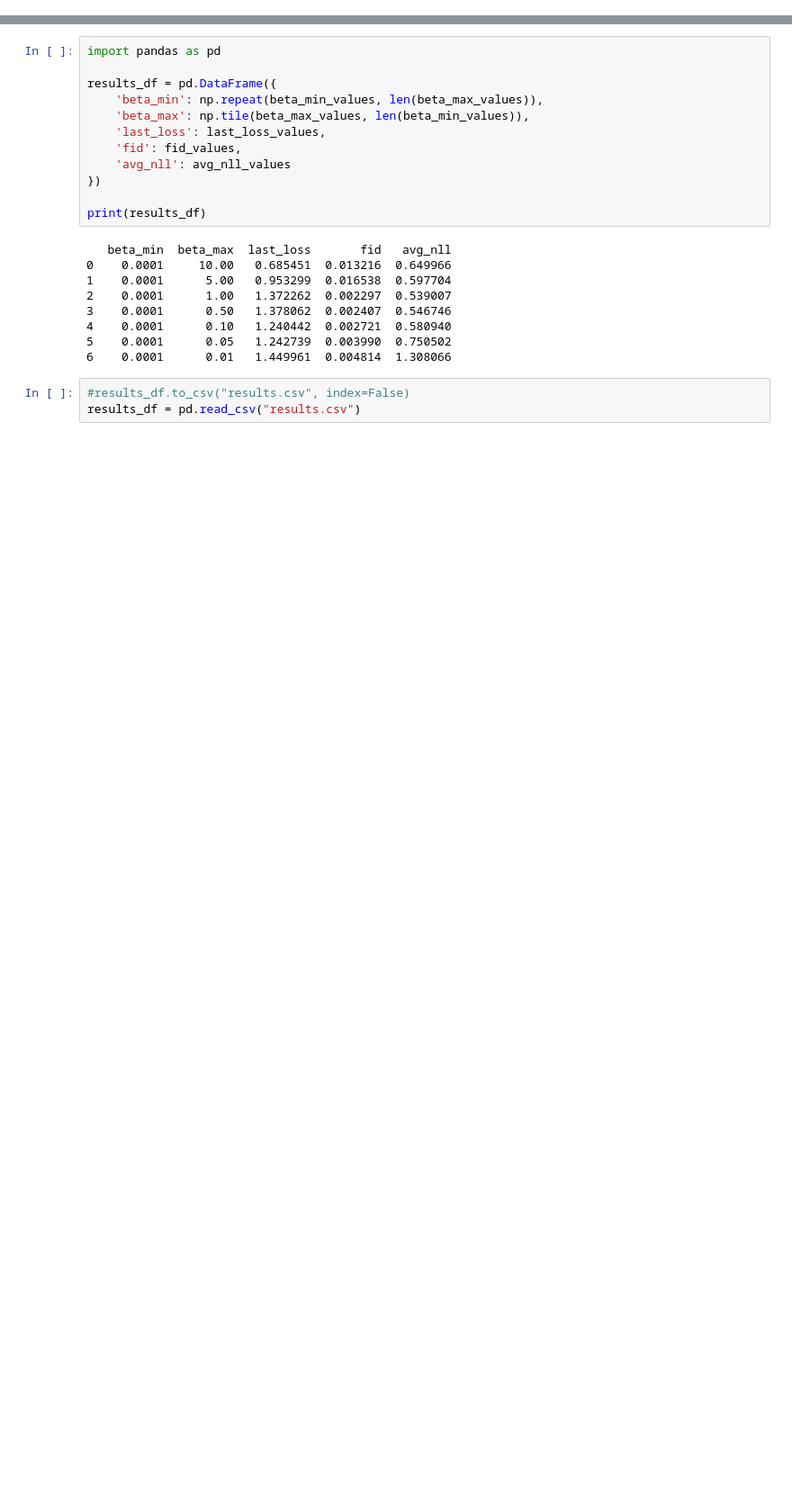
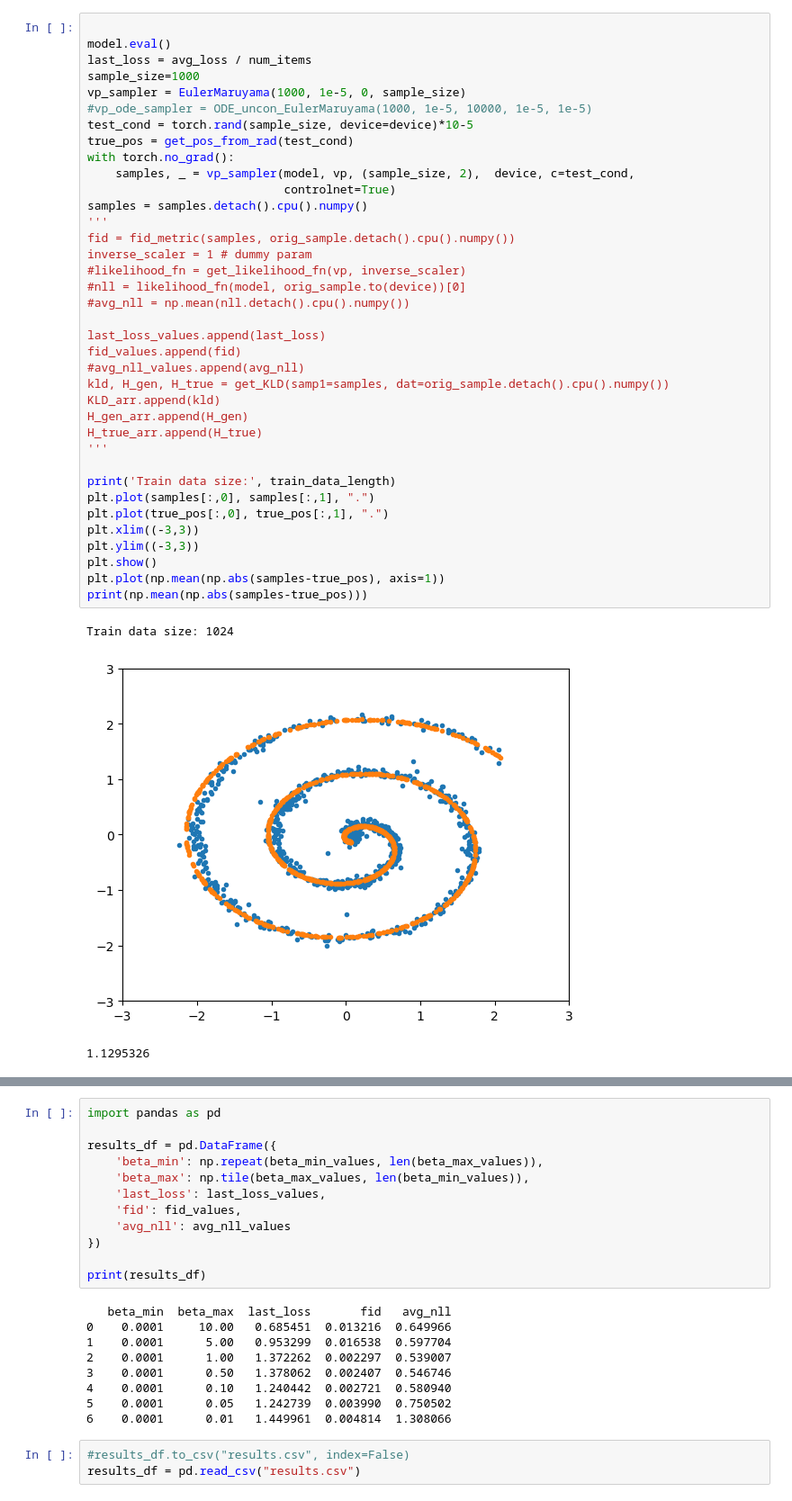
Before and after one commit to christian-jacobsen/CoCoGen, a Jupyter notebook: VP_study.ipynb, the cells around one changed output, grey strips where cells are left out. Shown: that part at 90% size. Cells and saved outputs as stored; diff of their text form; blank space fills up the shorter version.

```diff
--- a/VP_study.ipynb
+++ b/VP_study.ipynb
@@ -283,0 +628,41 @@ beta_max:  0.01  beta_min:  0.0001  last_loss:  1.4499614399392158
+# %%
+
+model.eval()
+last_loss = avg_loss / num_items
+sample_size=1000
+vp_sampler = EulerMaruyama(1000, 1e-5, 0, sample_size)
+#vp_ode_sampler = ODE_uncon_EulerMaruyama(1000, 1e-5, 10000, 1e-5, 1e-5)
+test_cond = torch.rand(sample_size, device=device)*10-5
+true_pos = get_pos_from_rad(test_cond)
+with torch.no_grad():
+    samples, _ = vp_sampler(model, vp, (sample_size, 2),  device, c=test_cond,
+                            controlnet=True)
+samples = samples.detach().cpu().numpy()
+'''
+fid = fid_metric(samples, orig_sample.detach().cpu().numpy())
+inverse_scaler = 1 # dummy param
+#likelihood_fn = get_likelihood_fn(vp, inverse_scaler)
+#nll = likelihood_fn(model, orig_sample.to(device))[0]
+#avg_nll = np.mean(nll.detach().cpu().numpy())
+
+last_loss_values.append(last_loss)
+fid_values.append(fid)
+#avg_nll_values.append(avg_nll)
+kld, H_gen, H_true = get_KLD(samp1=samples, dat=orig_sample.detach().cpu().numpy())
+KLD_arr.append(kld)
+H_gen_arr.append(H_gen)
+H_true_arr.append(H_true)
+'''
+
+print('Train data size:', train_data_length)
+plt.plot(samples[:,0], samples[:,1], ".")
+plt.plot(true_pos[:,0], true_pos[:,1], ".")
+plt.xlim((-3,3))
+plt.ylim((-3,3))
+plt.show()
+plt.plot(np.mean(np.abs(samples-true_pos), axis=1))
+print(np.mean(np.abs(samples-true_pos)))
+# %% [output]
+Train data size: 1024
+[figure, added]
+1.1295326
```
Also changed, not shown: parts of 12 cells of this notebook, 5 other files.
